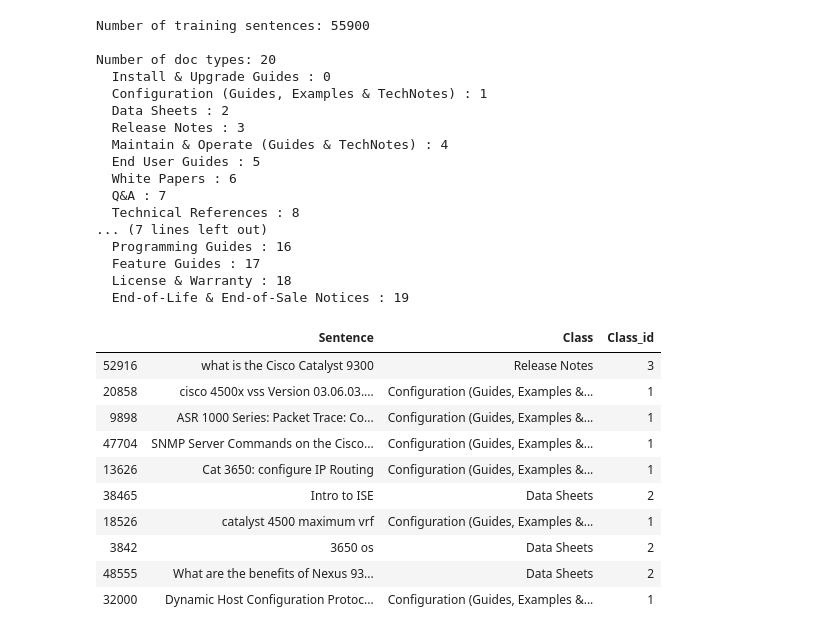
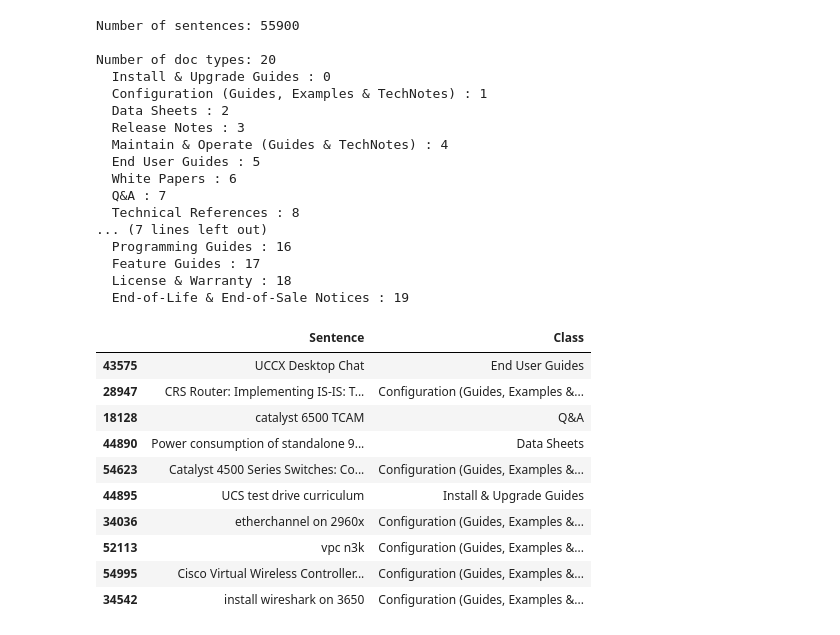
Before and after one commit to ant-louis/netbert, a Jupyter notebook: Code/Training/Classification/EDA.ipynb, the cells around one changed output. Drawn from its saved outputs; the diff is of its cells as text; code cells hidden in the pictures.

```diff
--- a/Code/Training/Classification/EDA.ipynb
+++ b/Code/Training/Classification/EDA.ipynb
@@ -9,47 +9,44 @@ from wordcloud import WordCloud, STOPWORDS
 # %%
 # Load the dataset into a pandas dataframe.
 filepath = '/raid/antoloui/Master-thesis/Data/Classification/cam_query_to_doctype.csv'
 df = pd.read_csv(filepath, delimiter=',', index_col=0)
 
 # Rename columns.
 df.columns = ['Sentence', 'Class']
-
-# Add categories ids column.
-categories = df.Class.unique()  # Get the categories.
-df['Class_id'] = df.apply(lambda row: np.where(categories == row.Class)[0][0], axis=1)
+classes = df.Class.unique()
 
 # Print details.
-print('Number of training sentences: {}\n'.format(df.shape[0]))
-print('Number of doc types: {:,}'.format(len(categories)))
-for i, cat in enumerate(categories):
+print('Number of sentences: {}\n'.format(df.shape[0]))
+print('Number of doc types: {:,}'.format(len(classes)))
+for i, cat in enumerate(classes):
     print("  {} : {}".format(cat, i))
 df.sample(10)
 # %% [output]
-Number of training sentences: 55900
+Number of sentences: 55900
 
 Number of doc types: 20
   Install & Upgrade Guides : 0
   Configuration (Guides, Examples & TechNotes) : 1
   Data Sheets : 2
   Release Notes : 3
   Maintain & Operate (Guides & TechNotes) : 4
   End User Guides : 5
   White Papers : 6
   Q&A : 7
   Technical References : 8
 ... (7 lines left out)
   Programming Guides : 16
   Feature Guides : 17
   License & Warranty : 18
   End-of-Life & End-of-Sale Notices : 19
-|  | Sentence | Class | Class_id |
-| 52916 | what is the Cisco Catalyst 9300 | Release Notes | 3 |
-| 20858 | cisco 4500x vss Version 03.06.03.... | Configuration (Guides, Examples &... | 1 |
-| 9898 | ASR 1000 Series: Packet Trace: Co... | Configuration (Guides, Examples &... | 1 |
-| 47704 | SNMP Server Commands on the Cisco... | Configuration (Guides, Examples &... | 1 |
-| 13626 | Cat 3650: configure IP Routing | Configuration (Guides, Examples &... | 1 |
-| 38465 | Intro to ISE | Data Sheets | 2 |
-| 18526 | catalyst 4500 maximum vrf | Configuration (Guides, Examples &... | 1 |
-| 3842 | 3650 os | Data Sheets | 2 |
-| 48555 | What are the benefits of Nexus 93... | Data Sheets | 2 |
-| 32000 | Dynamic Host Configuration Protoc... | Configuration (Guides, Examples &... | 1 |
+|  | Sentence | Class |
+| 43575 | UCCX Desktop Chat | End User Guides |
+| 28947 | CRS Router: Implementing IS-IS: T... | Configuration (Guides, Examples &... |
+| 18128 | catalyst 6500 TCAM | Q&A |
+| 44890 | Power consumption of standalone 9... | Data Sheets |
+| 54623 | Catalyst 4500 Series Switches: Co... | Configuration (Guides, Examples &... |
+| 44895 | UCS test drive curriculum | Install & Upgrade Guides |
+| 34036 | etherchannel on 2960x | Configuration (Guides, Examples &... |
+| 52113 | vpc n3k | Configuration (Guides, Examples &... |
+| 54995 | Cisco Virtual Wireless Controller... | Configuration (Guides, Examples &... |
+| 34542 | install wireshark on 3650 | Configuration (Guides, Examples &... |
```
Also changed, not shown: parts of 4 cells of this notebook, 8 other files.
